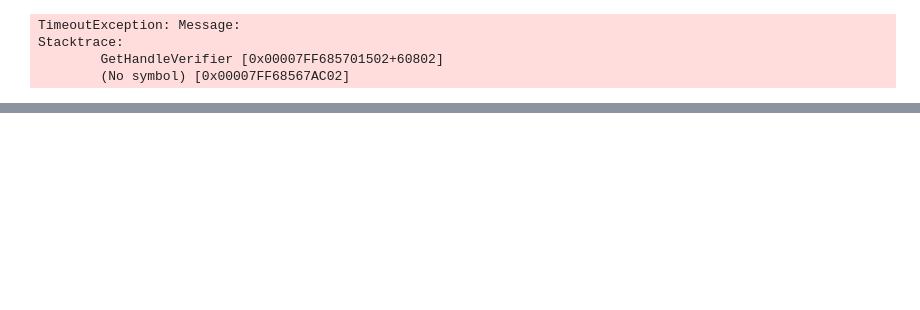
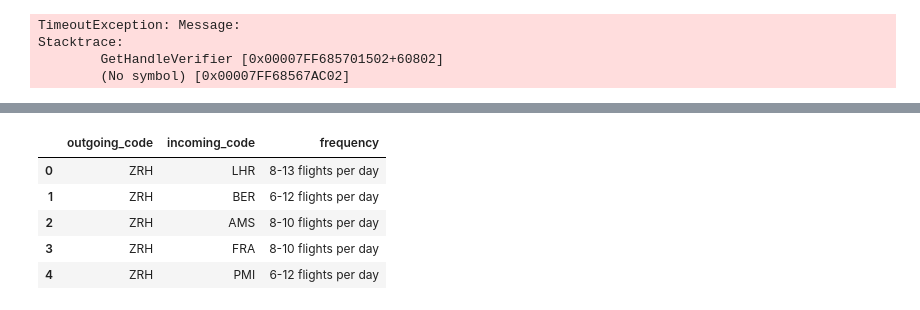
Before and after one commit to r9119/FPT, a Jupyter notebook: Notebooks/Google_Flights.ipynb, the cells around one changed output, grey strips where cells are left out. Cells and saved outputs as stored; diff of their text form; code cells hidden in the pictures; blank space fills up the shorter version.

```diff
--- a/Notebooks/Google_Flights.ipynb
+++ b/Notebooks/Google_Flights.ipynb
@@ -106,0 +114,38 @@ Stacktrace:
+# %%
+# Restricted to just Zurich
+driver.get('https://www.flightsfrom.com/ZRH')
+
+# # Wait for table to be loaded
+wait.until(EC.presence_of_element_located((By.CLASS_NAME, 'flightsfrom-list-header')))
+
+# Not all rows are immediately loaded so scroll to the bottom of the page and click the show all button
+try:
+    show_all_button = driver.find_element(By.CLASS_NAME, 'ff-show-all')
+    banner = driver.find_element(By.ID, 'header')
+    driver.execute_script(f'window.scroll(0, {show_all_button.location["y"] - banner.size["height"]})')
+    show_all_button.click()
+except (TimeoutException, NoSuchElementException):
+    print('Could not find show all button!')
+
+outgoing_code = 'ZRH'
+
+# Get the rows of the table
+try:
+    rows = driver.find_elements(By.CLASS_NAME, 'ff-li-list')
+
+    # Go through each row and save the data to the dataframe
+    data_list = []
+    for row in rows:
+        row_text = row.text.split('\n')
+
+        # Get the incoming airport code
+        incoming_code = row_text[0][:3]
+        frequency = row_text[-2]
+
+        data_list.append({'outgoing_code': outgoing_code, 'incoming_code': incoming_code, 'frequency': frequency})
+
+    data = pd.DataFrame.from_dict(data_list)
+    route_df = pd.concat([route_df, data], ignore_index=True)
+
+except TimeoutException:
+    print('TimeoutException: Could not find table rows')
@@ -106,0 +170,9 @@ Stacktrace:
+# %%
+route_df.head()
+# %% [output]
+|  | outgoing_code | incoming_code | frequency |
+| 0 | ZRH | LHR | 8-13 flights per day |
+| 1 | ZRH | BER | 6-12 flights per day |
+| 2 | ZRH | AMS | 8-10 flights per day |
+| 3 | ZRH | FRA | 8-10 flights per day |
+| 4 | ZRH | PMI | 6-12 flights per day |
```
Also changed, not shown: parts of 15 cells of this notebook, 1 other file.
